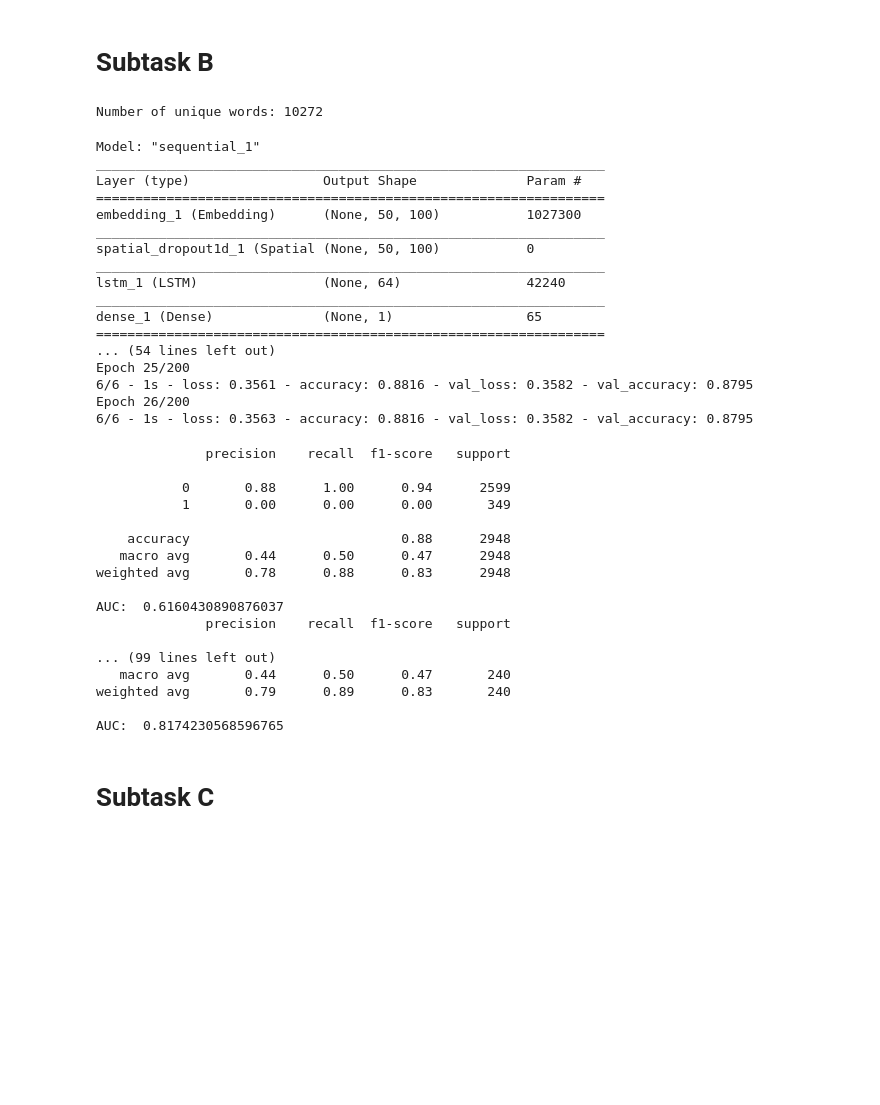
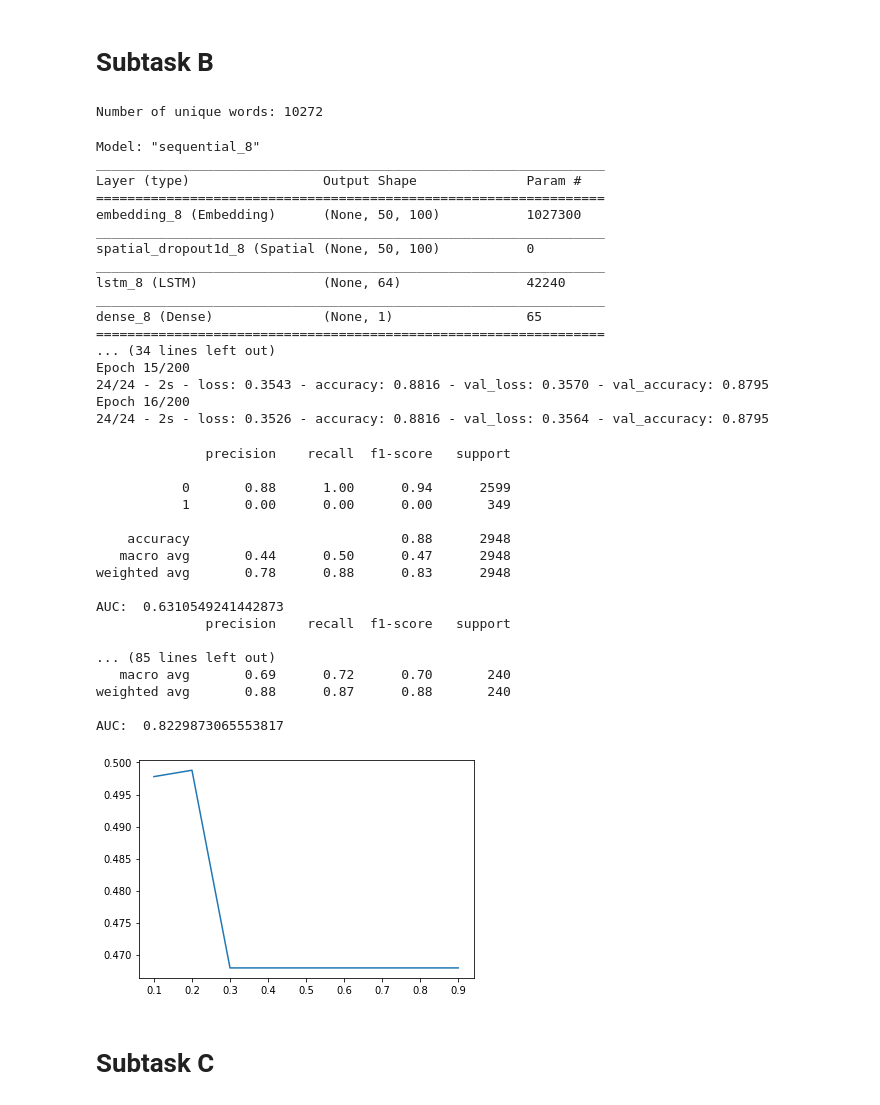
Before and after one commit to arunavsk/OffenseEval2019, a Jupyter notebook: notebooks/LSTM.ipynb, the cells around one changed output. Saved outputs shown, nothing was run; the diff lists cells and outputs as text; code cells hidden in the pictures; blank space fills up the shorter version.

```diff
--- a/notebooks/LSTM.ipynb
+++ b/notebooks/LSTM.ipynb
@@ -306,49 +318,51 @@ AUC:  0.849411012385568
 # %%
 MAX_LEN = 50
 embedding_dim = 100
+lr = 1e-4
 
-tweet_padb, modelb, tokenizer_obj = architecture(olid_trainb['tweet_cleaned'], 2)
-modelb = train_validate(tweet_padb, olid_trainb['subtask_b'], modelb)
-test(tweet_padb, olid_trainb['subtask_b'], olid_testb['tweet_cleaned'], olid_testb['subtask_b'], tokenizer_obj, modelb)
+tweet_padb, modelb, tokenizer_obj = architecture(olid_trainb['tweet_cleaned'], 2,lr)
+modelb = train_validate(tweet_padb, olid_trainb['subtask_b'], modelb, True, 128)
+test(tweet_padb, olid_trainb['subtask_b'], olid_testb['tweet_cleaned'], olid_testb['subtask_b'], tokenizer_obj, modelb, 0.2)
 
 
 # plot_model(modela, show_shapes=True, to_file='lstm.png')
 # %% [output]
 Number of unique words: 10272
-Model: "sequential_1"
+Model: "sequential_8"
 _________________________________________________________________
 Layer (type)                 Output Shape              Param #
 =================================================================
-embedding_1 (Embedding)      (None, 50, 100)           1027300
+embedding_8 (Embedding)      (None, 50, 100)           1027300
 _________________________________________________________________
-spatial_dropout1d_1 (Spatial (None, 50, 100)           0
+spatial_dropout1d_8 (Spatial (None, 50, 100)           0
 _________________________________________________________________
-lstm_1 (LSTM)                (None, 64)                42240
+lstm_8 (LSTM)                (None, 64)                42240
 _________________________________________________________________
-dense_1 (Dense)              (None, 1)                 65
+dense_8 (Dense)              (None, 1)                 65
 =================================================================
-... (54 lines left out)
-Epoch 25/200
-6/6 - 1s - loss: 0.3561 - accuracy: 0.8816 - val_loss: 0.3582 - val_accuracy: 0.8795
-Epoch 26/200
-6/6 - 1s - loss: 0.3563 - accuracy: 0.8816 - val_loss: 0.3582 - val_accuracy: 0.8795
+... (34 lines left out)
+Epoch 15/200
+24/24 - 2s - loss: 0.3543 - accuracy: 0.8816 - val_loss: 0.3570 - val_accuracy: 0.8795
+Epoch 16/200
+24/24 - 2s - loss: 0.3526 - accuracy: 0.8816 - val_loss: 0.3564 - val_accuracy: 0.8795
               precision    recall  f1-score   support
 
            0       0.88      1.00      0.94      2599
            1       0.00      0.00      0.00       349
 
     accuracy                           0.88      2948
    macro avg       0.44      0.50      0.47      2948
 weighted avg       0.78      0.88      0.83      2948
 
-AUC:  0.6160430890876037
+AUC:  0.6310549241442873
               precision    recall  f1-score   support
 
-... (99 lines left out)
-   macro avg       0.44      0.50      0.47       240
-weighted avg       0.79      0.89      0.83       240
+... (85 lines left out)
+   macro avg       0.69      0.72      0.70       240
+weighted avg       0.88      0.87      0.88       240
 
-AUC:  0.8174230568596765
+AUC:  0.8229873065553817
+[figure, added]
 # %% [markdown]
 # Subtask C
 # %%
```
Also changed, not shown: parts of 5 cells of this notebook, 14 other files.
